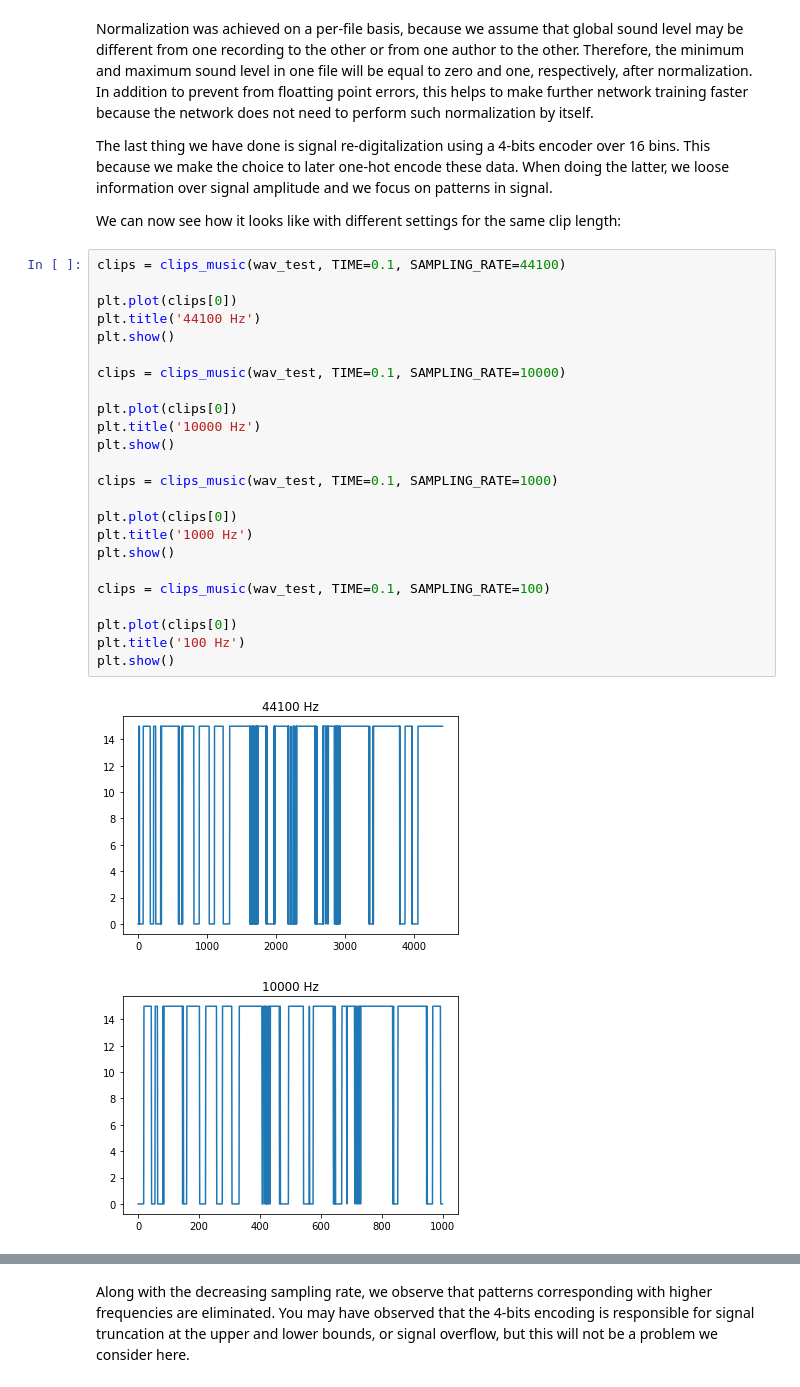
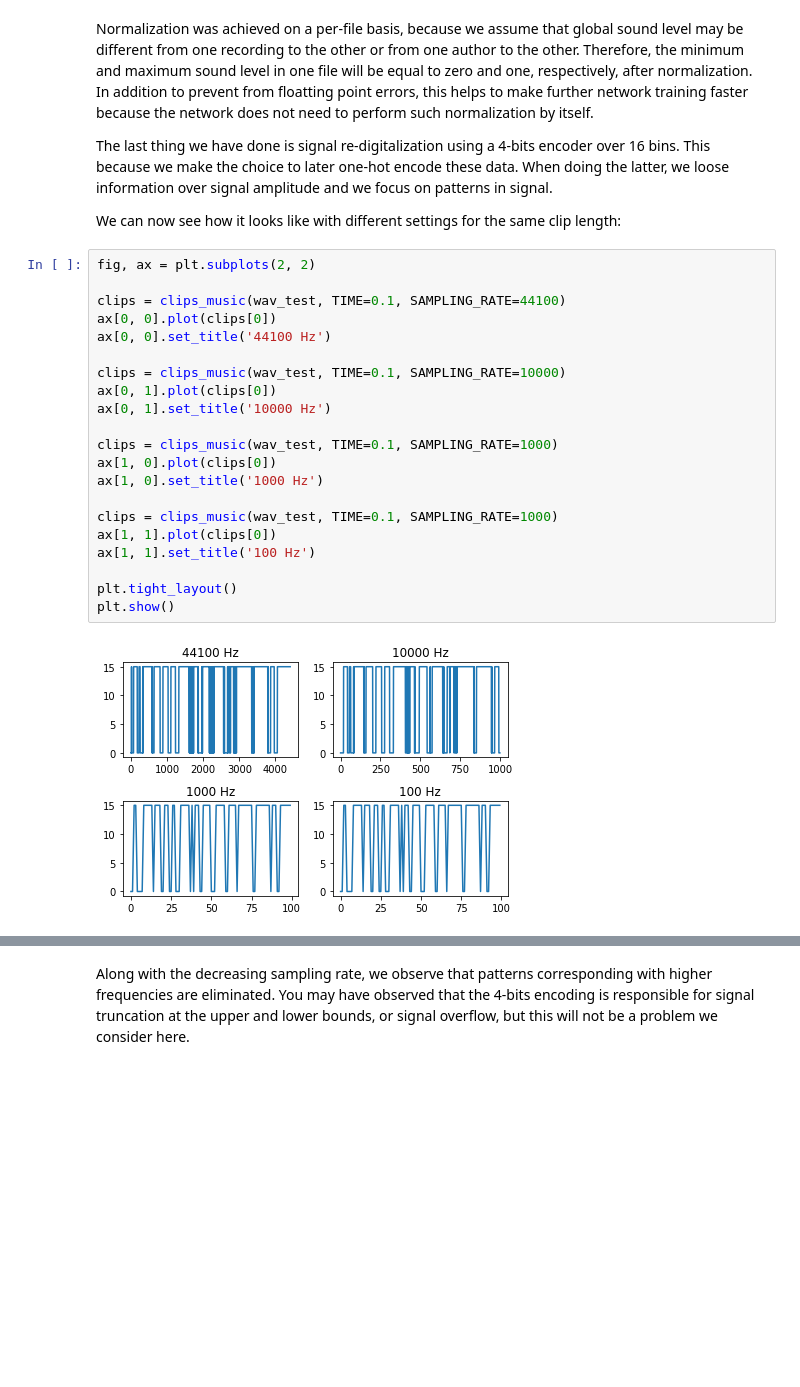
Before and after one commit to Synthaze/EpyNN, a Jupyter notebook: nnlive/author_music/prepare_dataset.ipynb, the cells around one changed output, grey strips where cells are left out. Drawn from its saved outputs; the diff is of its cells as text; blank space fills up the shorter version.

```diff
--- a/nnlive/author_music/prepare_dataset.ipynb
+++ b/nnlive/author_music/prepare_dataset.ipynb
@@ -164,29 +164,25 @@ The last thing we have done is signal re-digitalization using a 4-bits encoder o
 
 We can now see how it looks like with different settings for the same clip length:
 # %%
+fig, ax = plt.subplots(2, 2)
+
 clips = clips_music(wav_test, TIME=0.1, SAMPLING_RATE=44100)
-
-plt.plot(clips[0])
-plt.title('44100 Hz')
-plt.show()
+ax[0, 0].plot(clips[0])
+ax[0, 0].set_title('44100 Hz')
 
 clips = clips_music(wav_test, TIME=0.1, SAMPLING_RATE=10000)
-
-plt.plot(clips[0])
-plt.title('10000 Hz')
-plt.show()
+ax[0, 1].plot(clips[0])
+ax[0, 1].set_title('10000 Hz')
 
 clips = clips_music(wav_test, TIME=0.1, SAMPLING_RATE=1000)
+ax[1, 0].plot(clips[0])
+ax[1, 0].set_title('1000 Hz')
 
-plt.plot(clips[0])
-plt.title('1000 Hz')
+clips = clips_music(wav_test, TIME=0.1, SAMPLING_RATE=1000)
+ax[1, 1].plot(clips[0])
+ax[1, 1].set_title('100 Hz')
+
+plt.tight_layout()
 plt.show()
-
-clips = clips_music(wav_test, TIME=0.1, SAMPLING_RATE=100)
-
-plt.plot(clips[0])
-plt.title('100 Hz')
-plt.show()
 # %% [output]
-[figure, old version]
+[figure, new version]
-[figure, removed]
```
Also changed, not shown: parts of 1 cell of this notebook, 2 other files.
